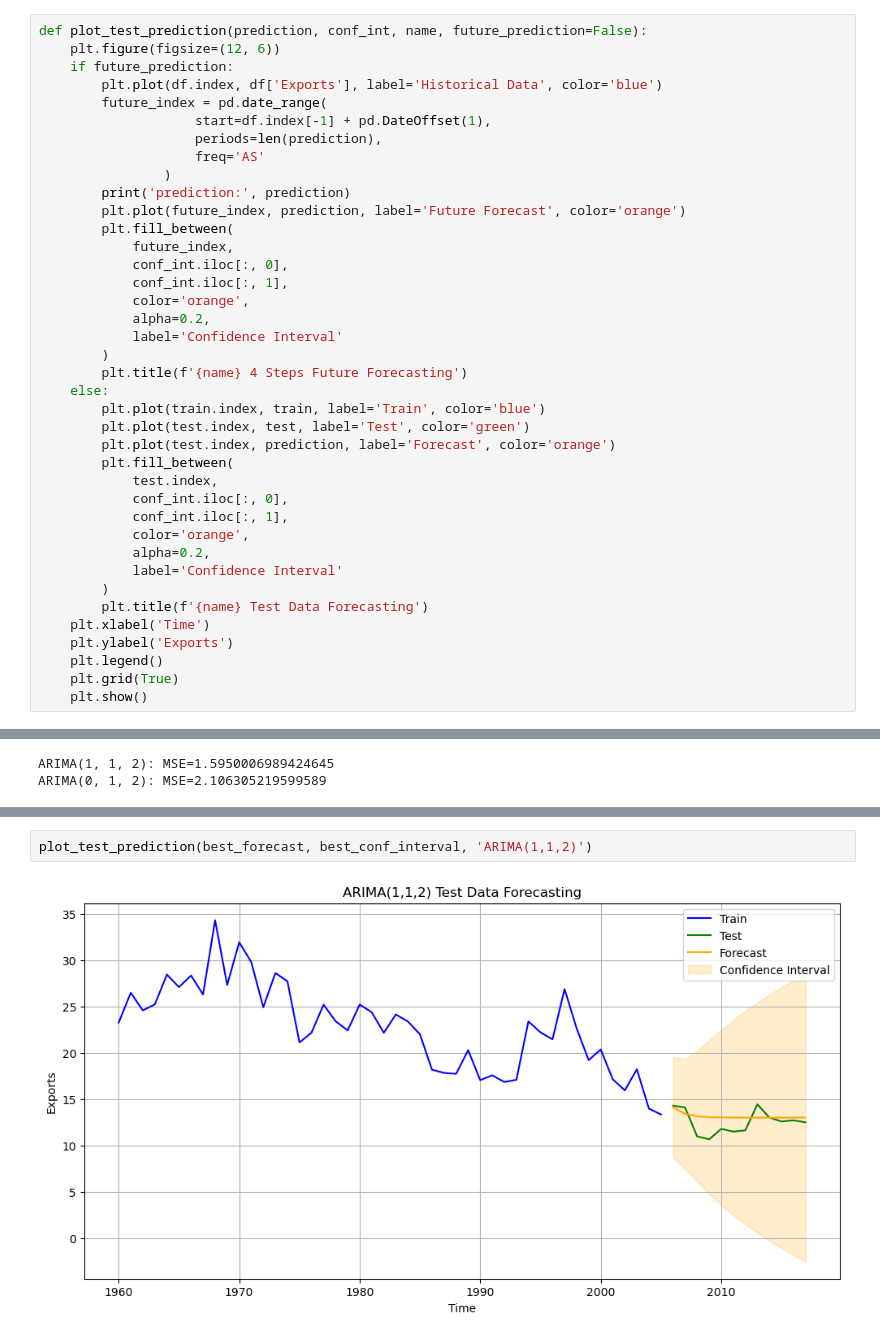
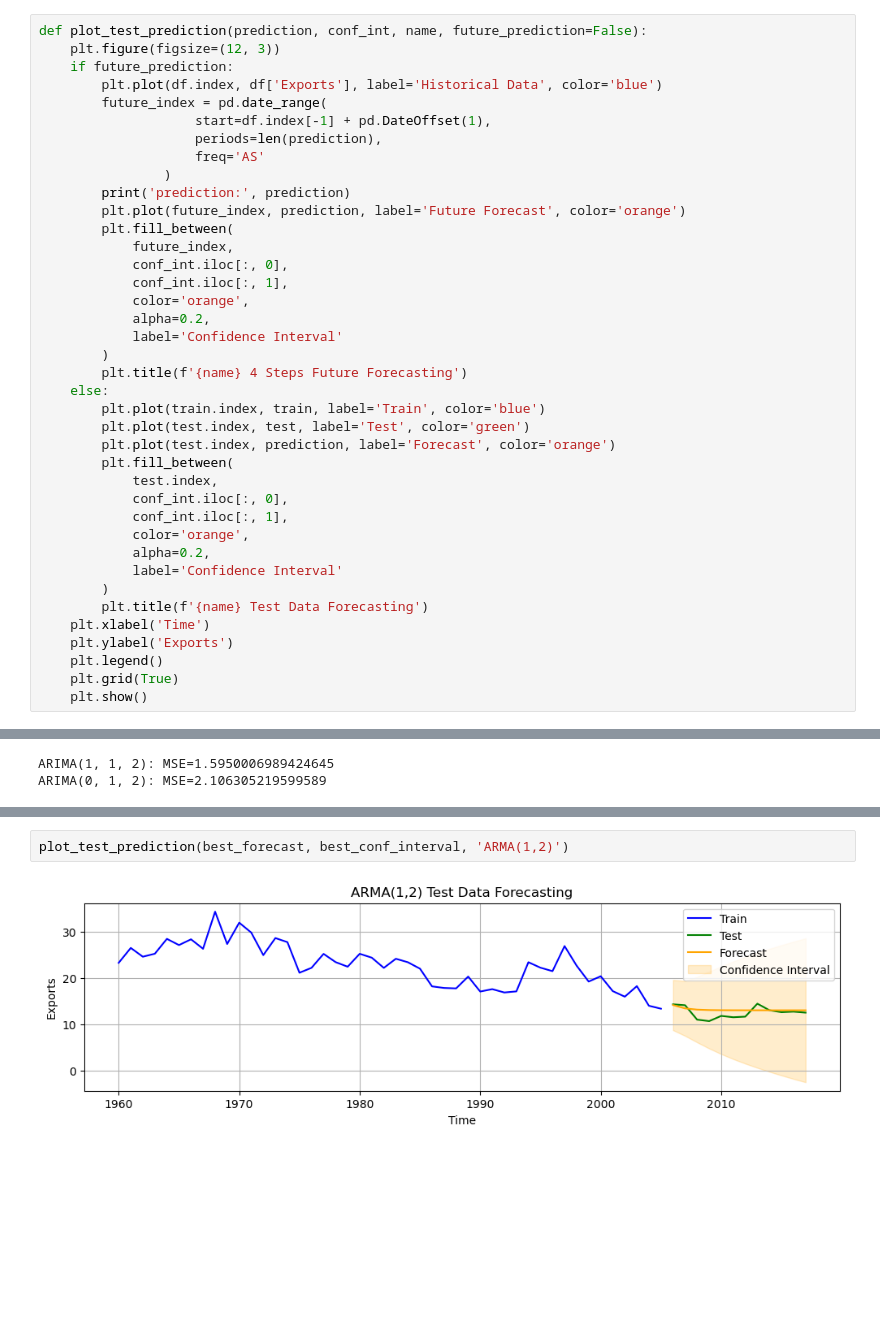
Before and after one commit to hubao666/Time-Series-Analysis-Central-African-Republic-Exports, a Jupyter notebook: TS_Analysis.ipynb, the cells around one changed output, grey strips where cells are left out. Saved outputs shown, nothing was run; the diff lists cells and outputs as text; blank space fills up the shorter version.

```diff
--- a/TS_Analysis.ipynb
+++ b/TS_Analysis.ipynb
@@ -375,7 +400,7 @@ def forecast_future(data, ar_p, ar_i, ar_q, steps=4, alpha=0.05):
     return forecast, conf_interval
 # %%
 def plot_test_prediction(prediction, conf_int, name, future_prediction=False):
-    plt.figure(figsize=(12, 6))
+    plt.figure(figsize=(12, 3))
     if future_prediction:
         plt.plot(df.index, df['Exports'], label='Historical Data', color='blue')
         future_index = pd.date_range(
@@ -542,6 +585,6 @@ diag(arma112_fit, 'ARIMA(1,1,2) Model', level=2)
 # %%
-plot_test_prediction(best_forecast, best_conf_interval, 'ARIMA(1,1,2)')
+plot_test_prediction(best_forecast, best_conf_interval, 'ARMA(1,2)')
 # %% [output]
-[figure, old version]
+[figure, new version]
 # %%
 forecase_future112, confi_interal_future112 = forecast_future(df['Exports'], 1, 1, 2, steps=4)
```
Also changed, not shown: parts of 19 cells of this notebook.
